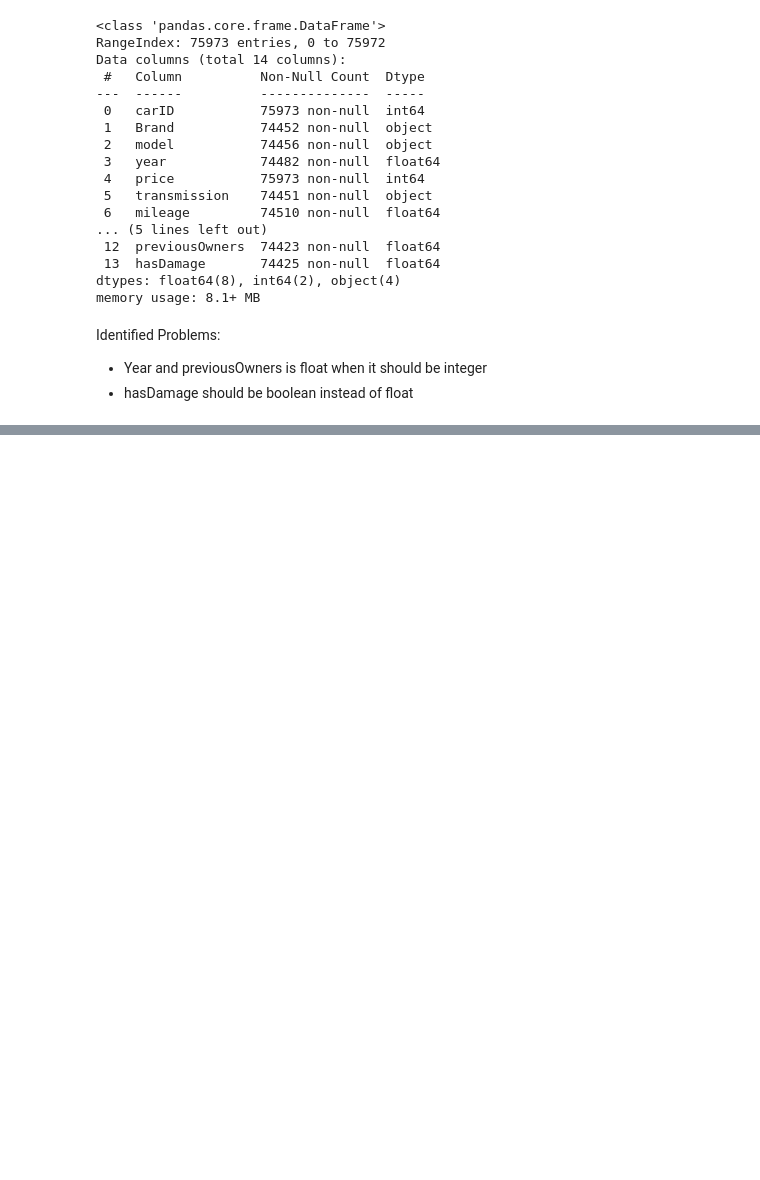
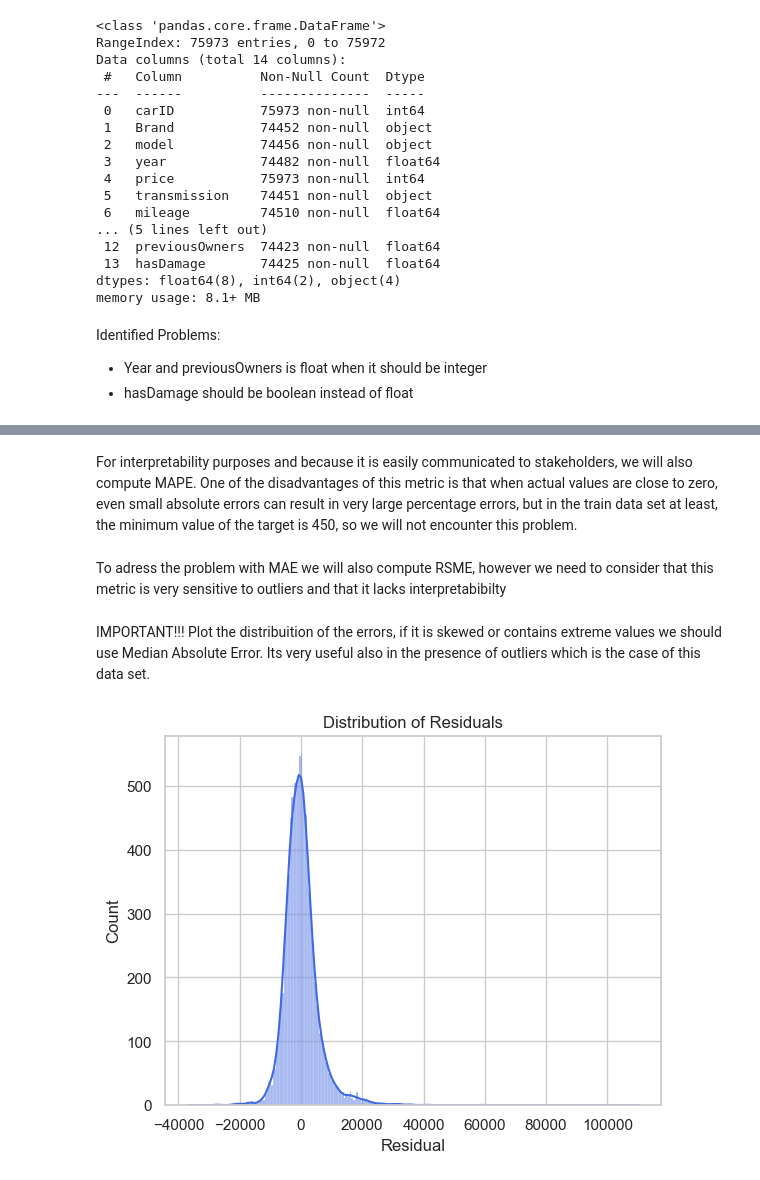
Before and after one commit to barbara-sousa-franco/Machine-Learning-Project, a Jupyter notebook: Deliverable 1.ipynb, the cells around one changed output, grey strips where cells are left out. Drawn from its saved outputs; the diff is of its cells as text; code cells hidden in the pictures; blank space fills up the shorter version.

```diff
--- a/Deliverable 1.ipynb
+++ b/Deliverable 1.ipynb
@@ -1119,0 +924,10 @@ How to deal with NA:
+# %%
+linear_regression = LinearRegression()
+ridge_model = Ridge(alpha=1.0)
+lasso_model = Lasso(alpha=1.0, max_iter=10000)
+elastic_net_model = ElasticNet(alpha=1.0, l1_ratio=0.5, max_iter=10000)
+# %%
+linear_regression.fit(X_train, y_train)
+ridge_model.fit(X_train, y_train)
+lasso_model.fit(X_train, y_train)
+elastic_net_model.fit(X_train, y_train)
@@ -1119,0 +936,9 @@ How to deal with NA:
+# %%
+y_pred_linear_train = linear_regression.predict(X_train)
+y_pred_linear_val = linear_regression.predict(X_val)
+y_pred_ridge_train = ridge_model.predict(X_train)
+y_pred_ridge_val = ridge_model.predict(X_val)
+y_pred_lasso_train = lasso_model.predict(X_train)
+y_pred_lasso_val = lasso_model.predict(X_val)
+y_pred_elastic_net_train = elastic_net_model.predict(X_train)
+y_pred_elastic_net_val = elastic_net_model.predict(X_val)
@@ -1119,0 +1092,16 @@ How to deal with NA:
+# %% [markdown]
+For interpretability purposes and because it is easily communicated to stakeholders, we will also compute MAPE. One of the disadvantages of this metric is that when actual values are close to zero, even small absolute errors can result in very large percentage errors, but in the train data set at least, the minimum value of the target is 450, so we will not encounter this problem.
+# %% [markdown]
+To adress the problem with MAE we will also compute RSME, however we need to consider that this metric is very sensitive to outliers and that it lacks interpretabibilty
+# %% [markdown]
+IMPORTANT!!! Plot the distribuition of the errors, if it is skewed or contains extreme values we should use Median Absolute Error. Its very useful also in the presence of outliers which is the case of this data set.
+# %%
+residuals = y_val - y_pred_linear_val
+# %%
+sns.set_style("whitegrid")
+sns.histplot(residuals, kde=True, color="royalblue")
+plt.xlabel("Residual")
+plt.title("Distribution of Residuals")
+plt.show()
+# %% [output]
+[figure, added]
```
Also changed, not shown: parts of 174 cells of this notebook.
